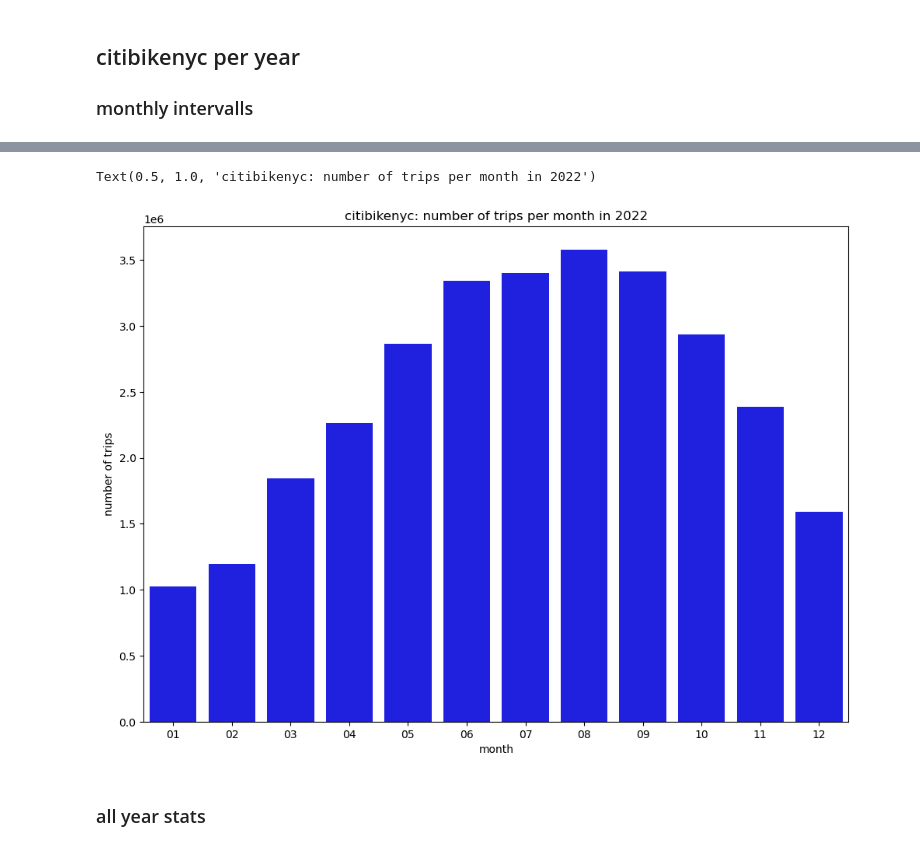
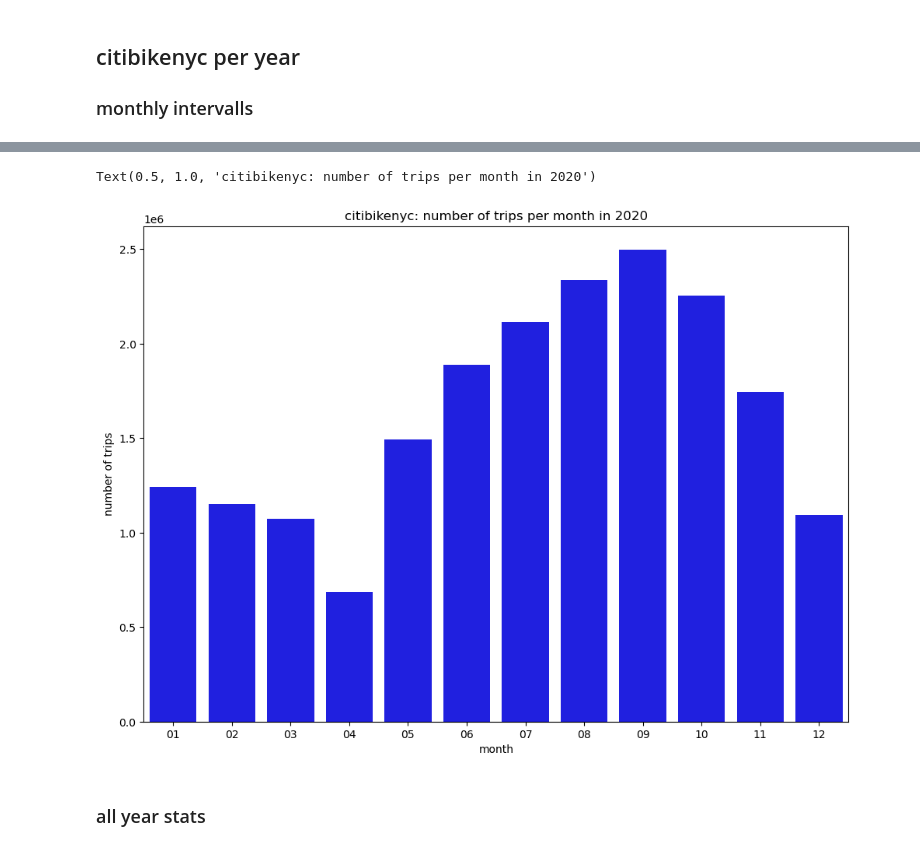
Before and after one commit to tobzac/challenge, a Jupyter notebook: 02_per_year_analysis.ipynb, the cells around one changed output, grey strips where cells are left out. Saved outputs shown, nothing was run; the diff lists cells and outputs as text; code cells hidden in the pictures.

```diff
--- a/02_per_year_analysis.ipynb
+++ b/02_per_year_analysis.ipynb
@@ -21,6 +21,6 @@ import analysis_functions
 
 ### monthly intervalls
 # %%
-year = 2022
-result_map, stations_analysis_list = analysis_functions.analysis_one_year(year)
+year = 2020
+result_map, stations_analysis_list = analysis_functions.analysis_one_year(year, 'intermediate_results/df_geocode_all_stations.csv', 'normal')
 # %% [output]
@@ -121,17 +252,17 @@ month: 06
 # %%
 # plot
 result_map_extended = {}
-result_map_extended[2022] = result_map
+result_map_extended[year] = result_map
 df_bike_trips_year = pd.DataFrame.from_dict(result_map_extended)
 df_bike_trips_year["month"] = df_bike_trips_year.index
-df_bike_trips_year = df_bike_trips_year.rename(columns={2022: 'number of trips'})
+df_bike_trips_year = df_bike_trips_year.rename(columns={year: 'number of trips'})
 
 rcParams['figure.figsize'] = 11.7,8.27
 
 sns.barplot(data = df_bike_trips_year, x = 'month', y = 'number of trips', color='b').set_title('citibikenyc: number of trips per month in ' + str(year))
 # %% [output]
-Text(0.5, 1.0, 'citibikenyc: number of trips per month in 2022')
+Text(0.5, 1.0, 'citibikenyc: number of trips per month in 2020')
-[figure, old version]
+[figure, new version]
 # %% [markdown]
 ### all year stats
 # %%
```
Also changed, not shown: parts of 25 cells of this notebook, 6 other files.
